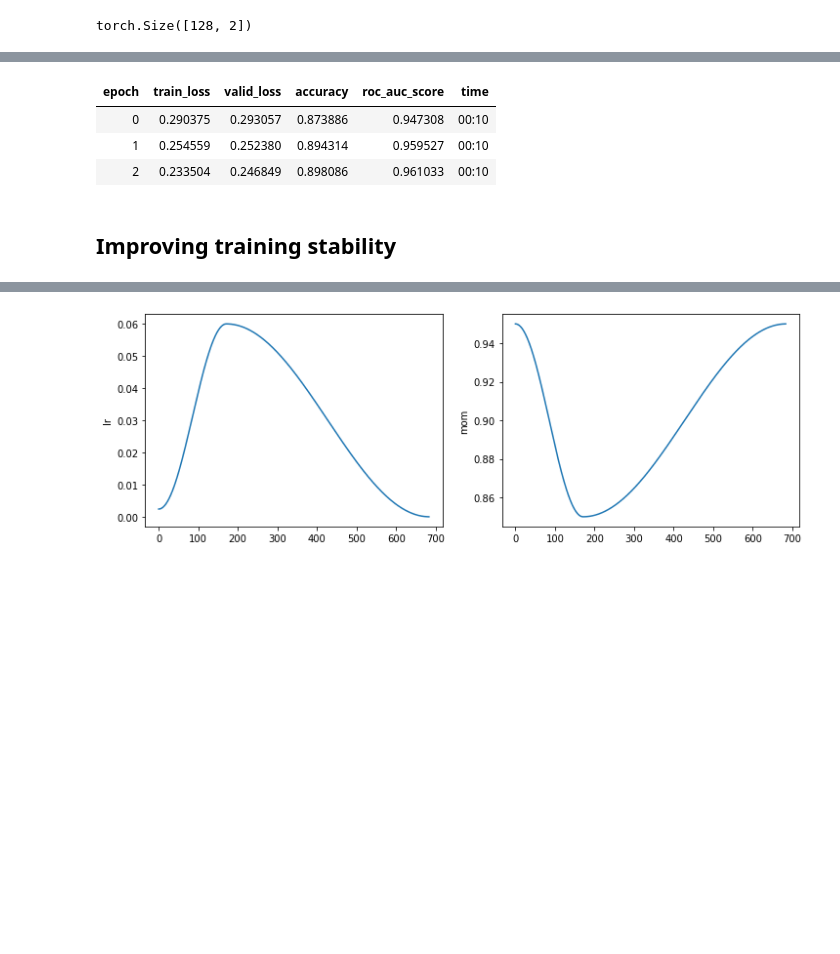
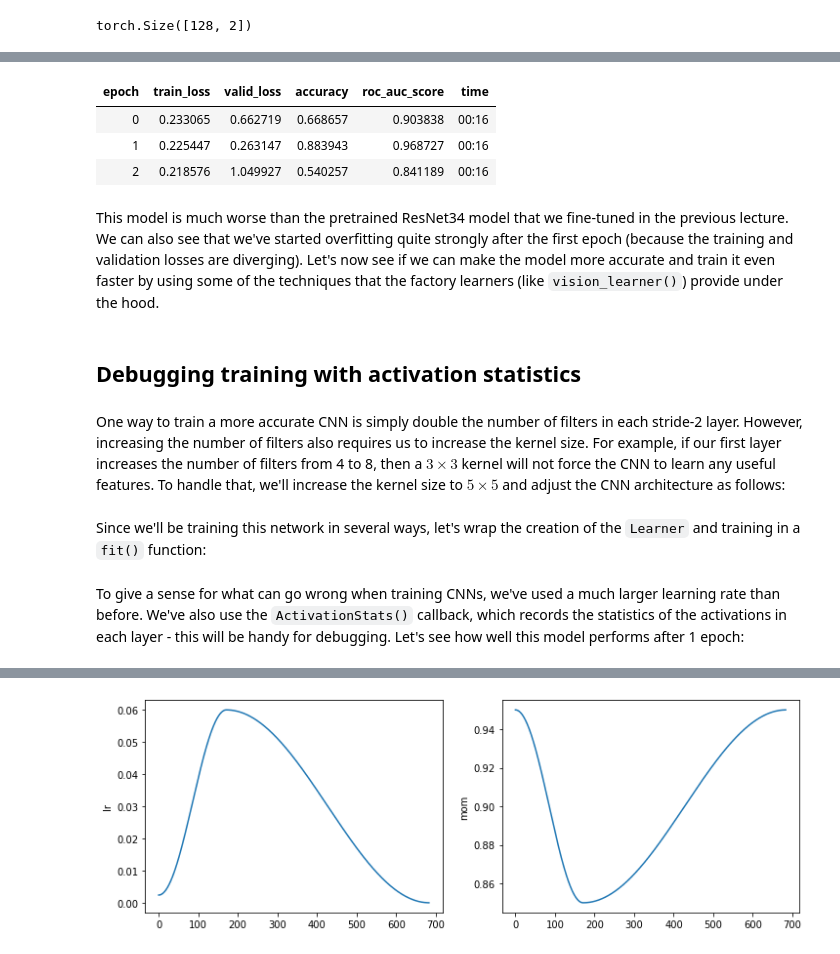
Before and after one commit to lewtun/dl4phys, a Jupyter notebook: lecture05.ipynb, the cells around one changed output, grey strips where cells are left out. Cells and saved outputs as stored; diff of their text form; code cells hidden in the pictures; blank space fills up the shorter version.

```diff
--- a/lecture05.ipynb
+++ b/lecture05.ipynb
@@ -121,6 +122,6 @@ With this in mind, let's create a stack of stride-2 convolutional layers with $3
 # %%
 def conv(ni, nf, ks=3, act=True):
-    res = nn.Conv2d(ni, nf, stride=2, kernel_size=ks, padding=ks // 2)
+    layer = nn.Conv2d(ni, nf, stride=2, kernel_size=ks, padding=ks // 2)
     if act:
-        res = nn.Sequential(res, nn.ReLU())
-    return res
+        layer = nn.Sequential(layer, nn.ReLU())
+    return layer
@@ -174,12 +180,16 @@ SuggestedLRs(valley=0.0012022644514217973)
 # %%
-learn.fit_one_cycle(3, 1e-3)
+learn.fit(3, 3e-3)
 # %% [output]
 | epoch | train_loss | valid_loss | accuracy | roc_auc_score | time |
-| 0 | 0.290375 | 0.293057 | 0.873886 | 0.947308 | 00:10 |
-| 1 | 0.254559 | 0.252380 | 0.894314 | 0.959527 | 00:10 |
-| 2 | 0.233504 | 0.246849 | 0.898086 | 0.961033 | 00:10 |
+| 0 | 0.233065 | 0.662719 | 0.668657 | 0.903838 | 00:16 |
+| 1 | 0.225447 | 0.263147 | 0.883943 | 0.968727 | 00:16 |
+| 2 | 0.218576 | 1.049927 | 0.540257 | 0.841189 | 00:16 |
+# %% [markdown]
+This model is much worse than the pretrained ResNet34 model that we fine-tuned in the previous lecture. We can also see that we've started overfitting quite strongly after the first epoch (because the training and validation losses are diverging). Let's now see if we can make the model more accurate and train it even faster by using some of the techniques that the factory learners (like `vision_learner()`) provide under the hood.
 # %% [markdown]
-## Improving training stability
+## Debugging training with activation statistics
+# %% [markdown]
+One way to train a more accurate CNN is simply double the number of filters in each stride-2 layer. However, increasing the number of filters also requires us to increase the kernel size. For example, if our first layer increases the number of filters from 4 to 8, then a $3 \times 3$ kernel will not force the CNN to learn any useful features. To handle that, we'll increase the kernel size to $5\times 5$ and adjust the CNN architecture as follows:
 # %%
 def simple_cnn():
     return nn.Sequential(
@@ -196 +204,3 @@ from fastai.callback.hook import *
+# %% [markdown]
+Since we'll be training this network in several ways, let's wrap the creation of the `Learner` and training in a `fit()` function:
 # %%
@@ -206,4 +216,6 @@ def fit(epochs=1):
     return learn
+# %% [markdown]
+To give a sense for what can go wrong when training CNNs, we've used a much larger learning rate than before. We've also use the `ActivationStats()` callback, which records the statistics of the activations in each layer - this will be handy for debugging. Let's see how well this model performs after 1 epoch:
 # %%
 learn = fit()
 # %% [output]
```
Also changed, not shown: parts of 35 cells of this notebook.
